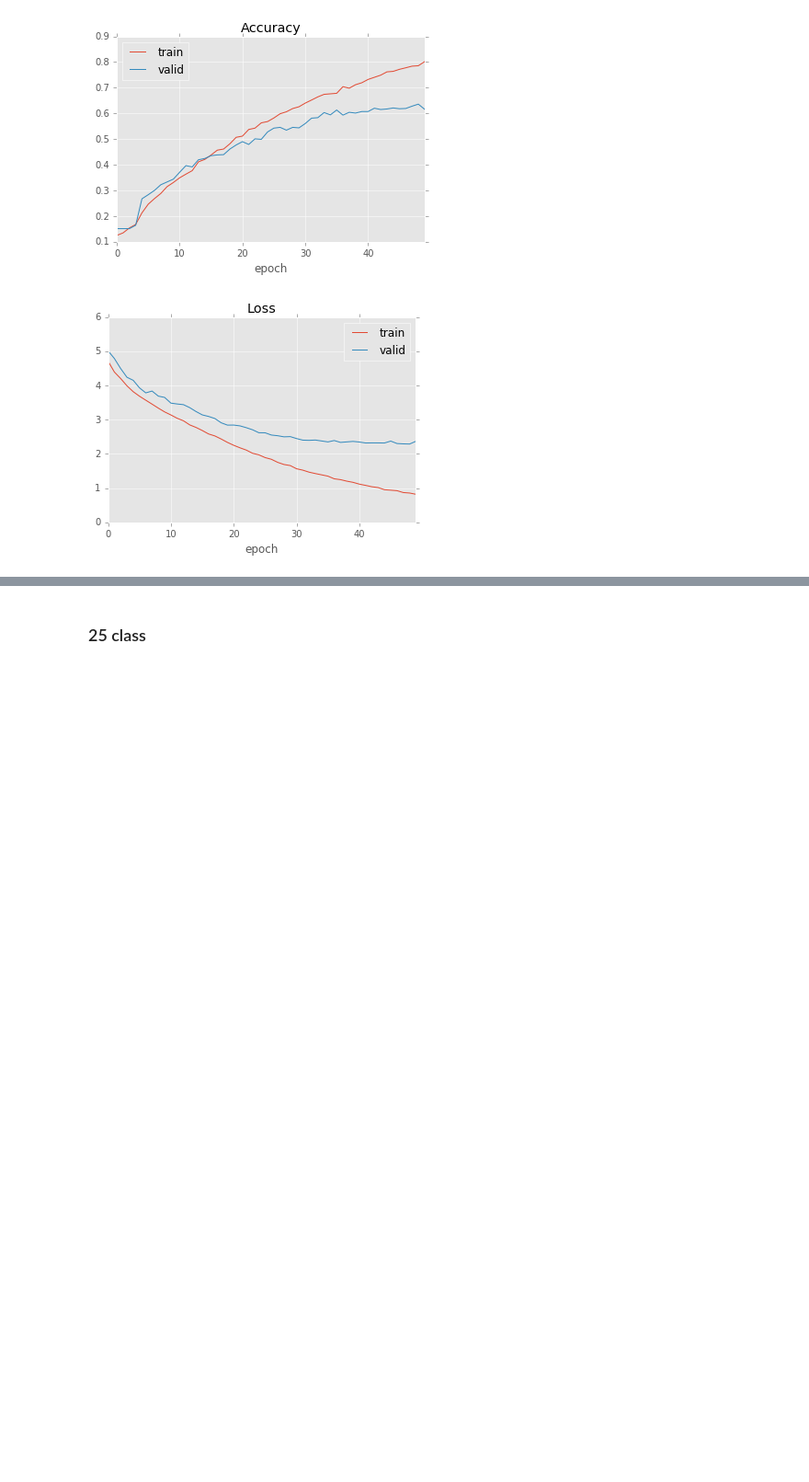
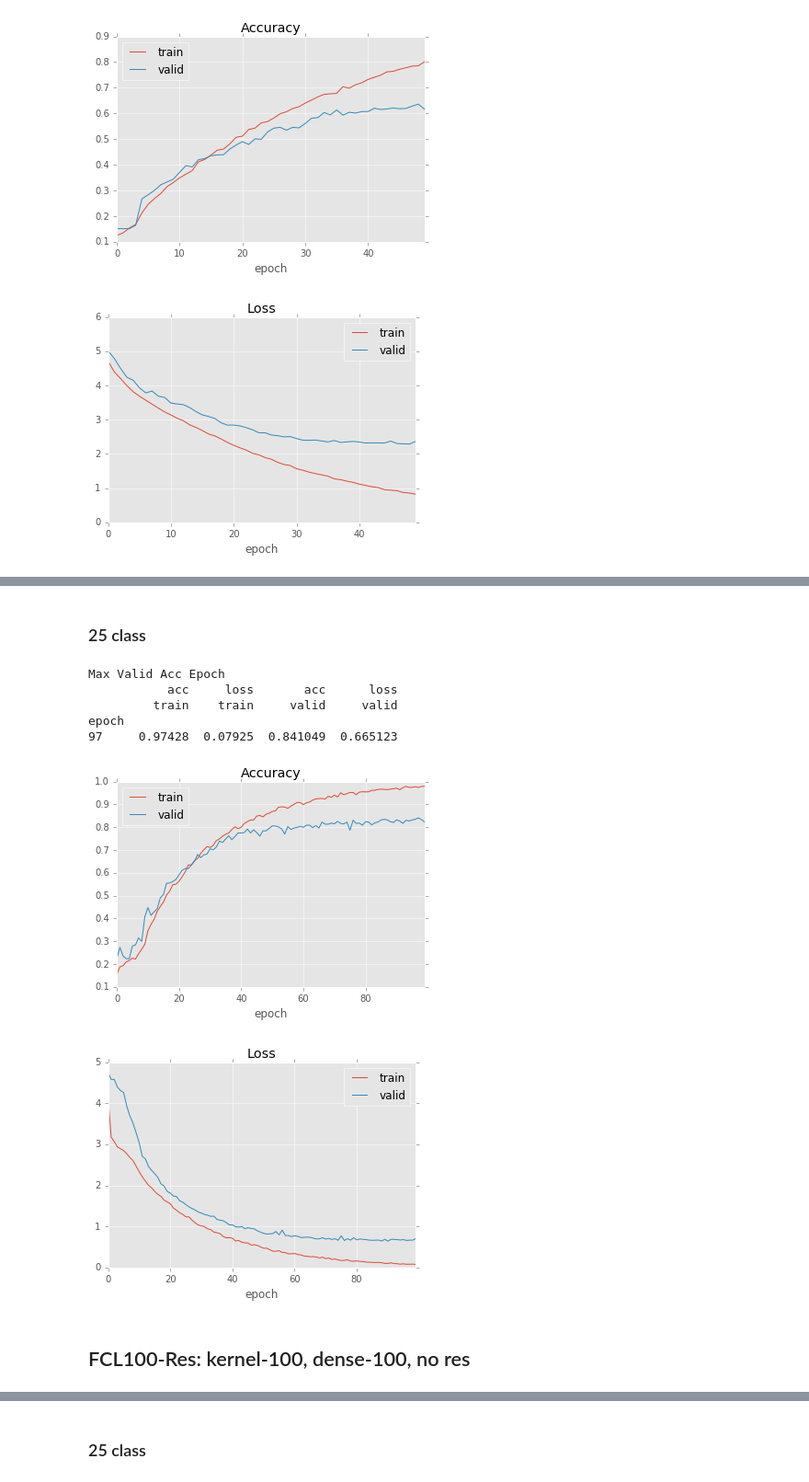
Before and after one commit to vickyliin/NLIL, a Jupyter notebook: train_law_classifier_cnn.ipynb, the cells around one changed output, grey strips where cells are left out. Shown at 92% size. Drawn from its saved outputs; the diff is of its cells as text; code cells hidden in the pictures; blank space fills up the shorter version.

```diff
--- a/train_law_classifier_cnn.ipynb
+++ b/train_law_classifier_cnn.ipynb
@@ -354,0 +380,17 @@ epoch
+# %% [markdown]
+### 25 class
+# %%
+fcl100.reset()
+hist_fcl100_25 = fcl100.fit(trainset25, validset25, epochs=100, batch_size=128)
+# %%
+record(hist_fcl100_25)
+# %% [output]
+Max Valid Acc Epoch
+           acc     loss       acc      loss
+         train    train     valid     valid
+epoch
+97     0.97428  0.07925  0.841049  0.665123
+[figure, added]
+[figure, added]
+# %% [markdown]
+## FCL100-Res: kernel-100, dense-100, no res
```
Also changed, not shown: parts of 36 cells of this notebook, 1 other file.
